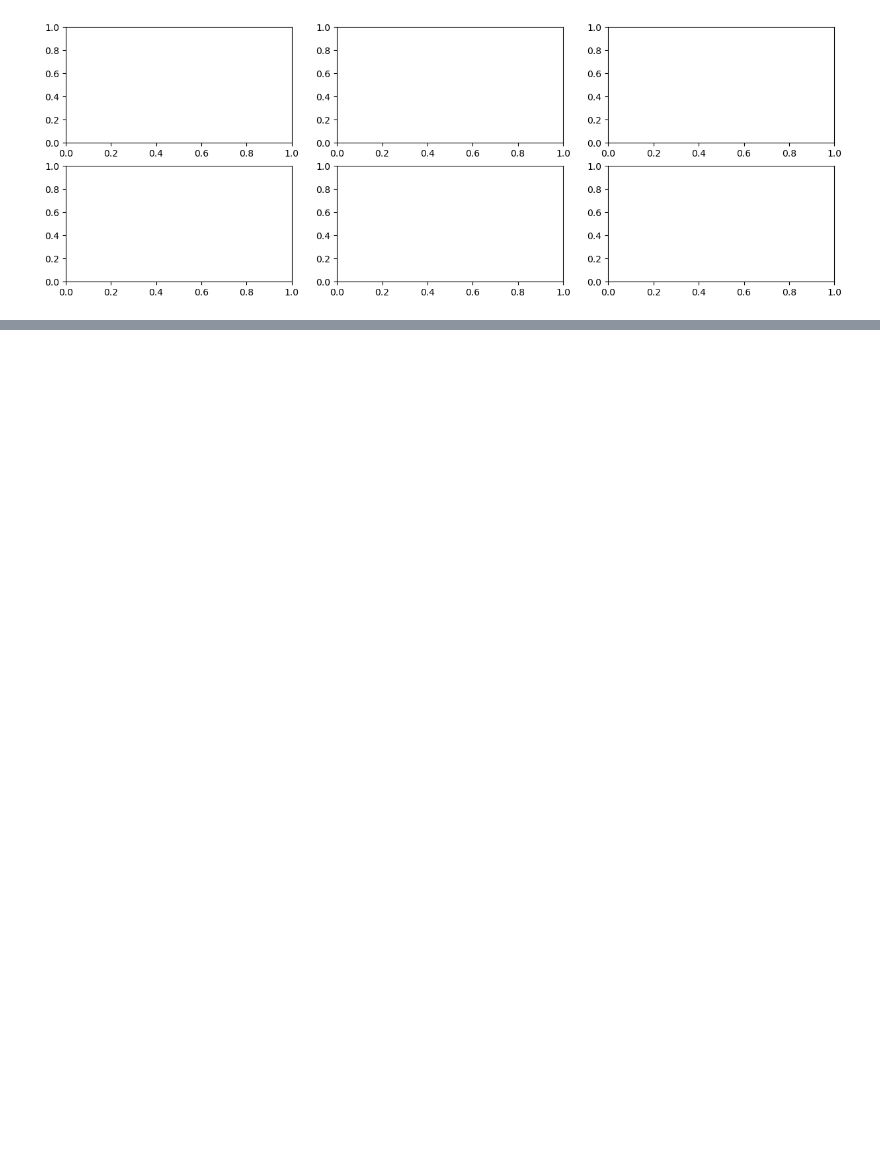
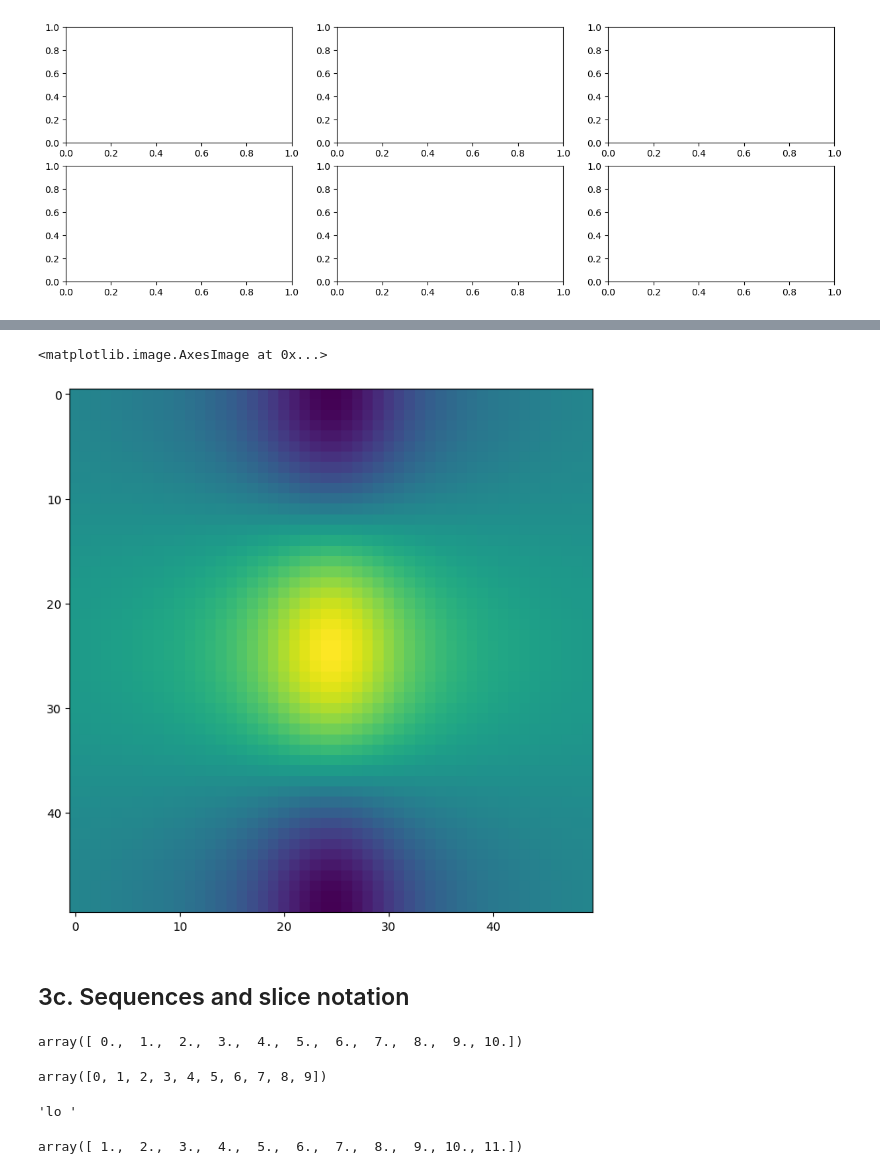
Before and after one commit to ml-ryanlee/islp, a Jupyter notebook: chapter2lab-python.ipynb, the cells around one changed output, grey strips where cells are left out. Drawn from its saved outputs; the diff is of its cells as text; code cells hidden in the pictures; blank space fills up the shorter version.

```diff
--- a/chapter2lab-python.ipynb
+++ b/chapter2lab-python.ipynb
@@ -337,0 +357,33 @@ fig
+# %%
+fig, ax = subplots(figsize=(8,8))
+ax.imshow(f)
+# %% [output]
+<matplotlib.image.AxesImage at 0x...>
+[figure, added]
+# %% [markdown]
+## 3c. Sequences and slice notation
+# %%
+# sequence of numbers
+seq1 = np.linspace(0,10,11)
+seq1
+# %% [output]
+array([ 0.,  1.,  2.,  3.,  4.,  5.,  6.,  7.,  8.,  9., 10.])
+# %%
+# sequence of numbers spaced by a step
+seq2 = np.arange(0,10)
+seq2
+# %% [output]
+array([0, 1, 2, 3, 4, 5, 6, 7, 8, 9])
+# %%
+# what is slice notation? ways to index sequences
+slice?
+"hello world"[3:6] # retrieves the fourth through sixth entries of the string (including 4, including 6) i=4-6
+# %% [output]
+'lo '
+# %%
+# getting used to slice notation
+np.linspace?
+seq_test = np.linspace(1,11,11)
+seq_test #array starts ON the first argument and ends BEFORE the second argument.
+# %% [output]
+array([ 1.,  2.,  3.,  4.,  5.,  6.,  7.,  8.,  9., 10., 11.])
```
Also changed, not shown: parts of 55 cells of this notebook.
